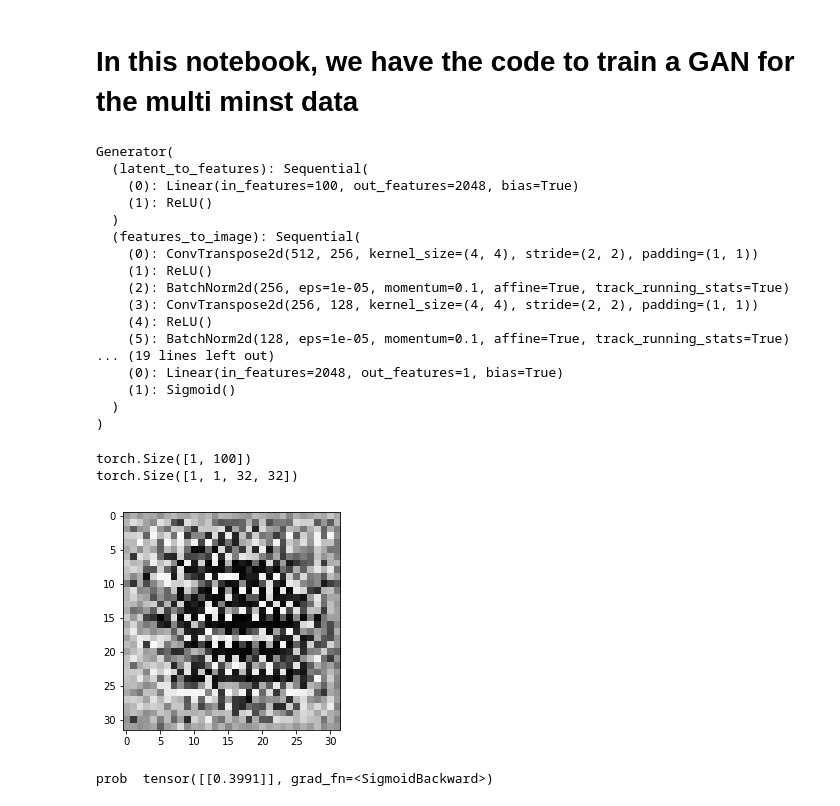
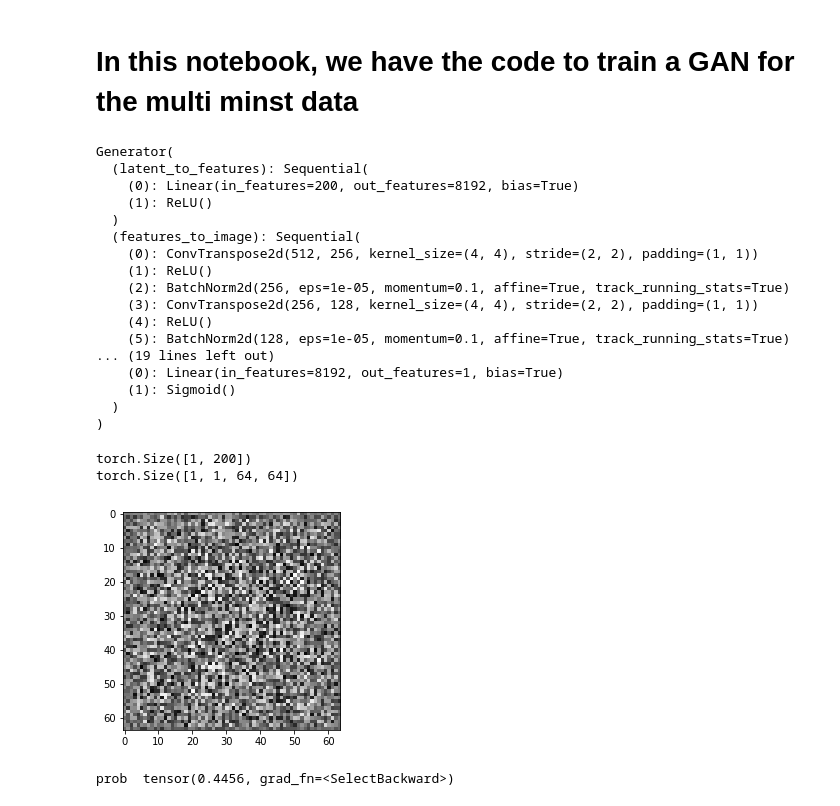
Before and after one commit to FrederikWarburg/CS-294-131-Trustworthy-Deep-Learning, a Jupyter notebook: WGAN-Train.ipynb, the cells around one changed output. Drawn from its saved outputs; the diff is of its cells as text; code cells hidden in the pictures.

```diff
--- a/WGAN-Train.ipynb
+++ b/WGAN-Train.ipynb
@@ -99,7 +98,9 @@ class Discriminator(nn.Module):
         x = x.view(batch_size, -1)
         return self.features_to_prob(x)
 # %%
-generator = Generator(img_size=img_size, latent_dim=100, dim=64)
+latent_dim = 200
+img_size = (64, 64, 1)
+generator = Generator(img_size=img_size, latent_dim=latent_dim, dim=64)
 discriminator = Discriminator(img_size=img_size, dim=64)
 
 print(generator)
@@ -107,7 +108,7 @@ print(discriminator)
 # %% [output]
 Generator(
   (latent_to_features): Sequential(
-    (0): Linear(in_features=100, out_features=2048, bias=True)
+    (0): Linear(in_features=200, out_features=8192, bias=True)
     (1): ReLU()
   )
   (features_to_image): Sequential(
@@ -118,27 +119,26 @@ Generator(
     (4): ReLU()
     (5): BatchNorm2d(128, eps=1e-05, momentum=0.1, affine=True, track_running_stats=True)
 ... (19 lines left out)
-    (0): Linear(in_features=2048, out_features=1, bias=True)
+    (0): Linear(in_features=8192, out_features=1, bias=True)
     (1): Sigmoid()
   )
 )
 # %%
-latent_dim = 100
 num_samples = 1
 
 rand_img = torch.randn((num_samples, latent_dim))
 print(np.shape(rand_img))
 im = generator(rand_img)
 print(np.shape(im))
 tmp = im
 stacked_img = np.stack((tmp.detach().numpy()[0][0],)*3, axis=-1)
 plt.imshow(stacked_img)
 plt.show()
 
 prob = discriminator(im)
-print("prob ", prob[0])
+print("prob ", prob[0][0])
 # %% [output]
-torch.Size([1, 100])
-torch.Size([1, 1, 32, 32])
+torch.Size([1, 200])
+torch.Size([1, 1, 64, 64])
-[figure, old version]
+[figure, new version]
-prob  tensor([[0.3991]], grad_fn=<SigmoidBackward>)
+prob  tensor(0.4456, grad_fn=<SelectBackward>)
```
Also changed, not shown: parts of 4 cells of this notebook, 2 other files.
